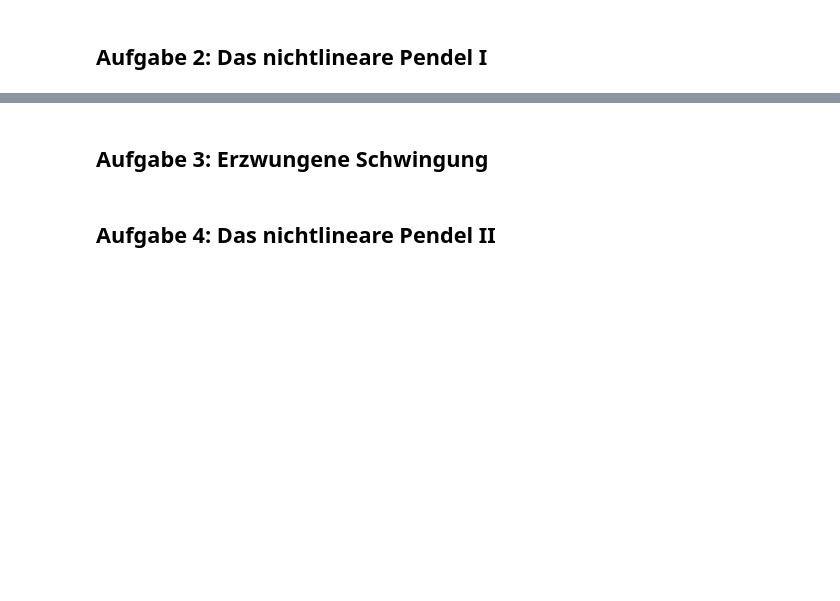
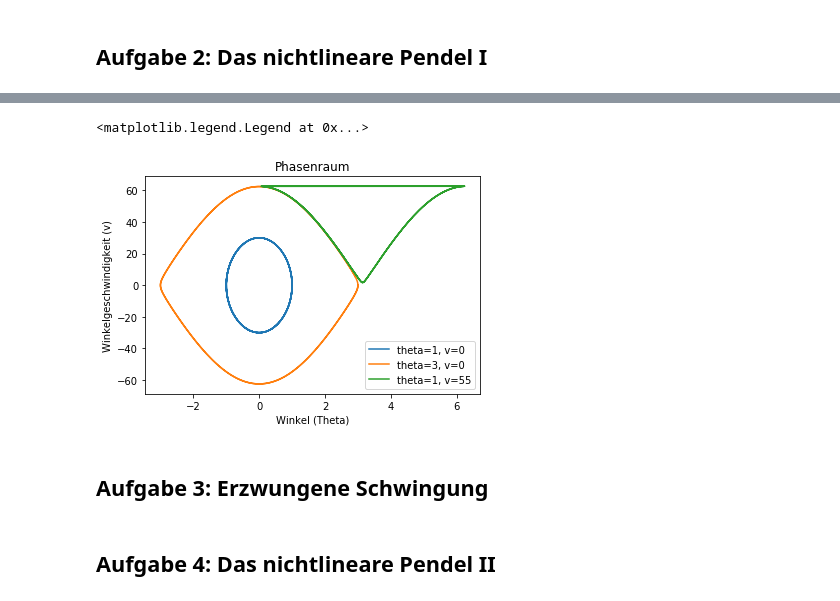
Before and after one commit to darenegade/modellbildung, a Jupyter notebook: Abgabe 3/Abgabe 3.ipynb, the cells around one changed output, grey strips where cells are left out. Drawn from its saved outputs; the diff is of its cells as text; code cells hidden in the pictures; blank space fills up the shorter version.

```diff
--- a/Abgabe 3/Abgabe 3.ipynb
+++ b/Abgabe 3/Abgabe 3.ipynb
@@ -112,3 +203,24 @@ plt.legend()
+# %%
+theta0 = [1, 0]
+theta = odeint(func=nlswing, y0=theta0, t=t)
+plt.plot([math.fmod(t,2*math.pi) for t in theta[:,0]], theta[:,1], label="theta=1, v=0")
+
+theta0 = [3, 0]
+theta = odeint(func=nlswing, y0=theta0, t=t)
+plt.plot([math.fmod(t,2*math.pi) for t in theta[:,0]], theta[:,1], label="theta=3, v=0")
+
+theta0 = [1, 55]
+theta = odeint(func=nlswing, y0=theta0, t=t)
+plt.plot([math.fmod(t,2*math.pi) for t in theta[:,0]], theta[:,1], label="theta=1, v=55")
+
+# Plot Beschriftung
+plt.title('Phasenraum')
+plt.xlabel('Winkel (Theta)')
+plt.ylabel('Winkelgeschwindigkeit (v)')
+plt.legend()
+# %% [output]
+<matplotlib.legend.Legend at 0x...>
+[figure, added]
 # %% [markdown]
 ## Aufgabe 3: Erzwungene Schwingung
 # %% [markdown]
```
Also changed, not shown: parts of 9 cells of this notebook.
